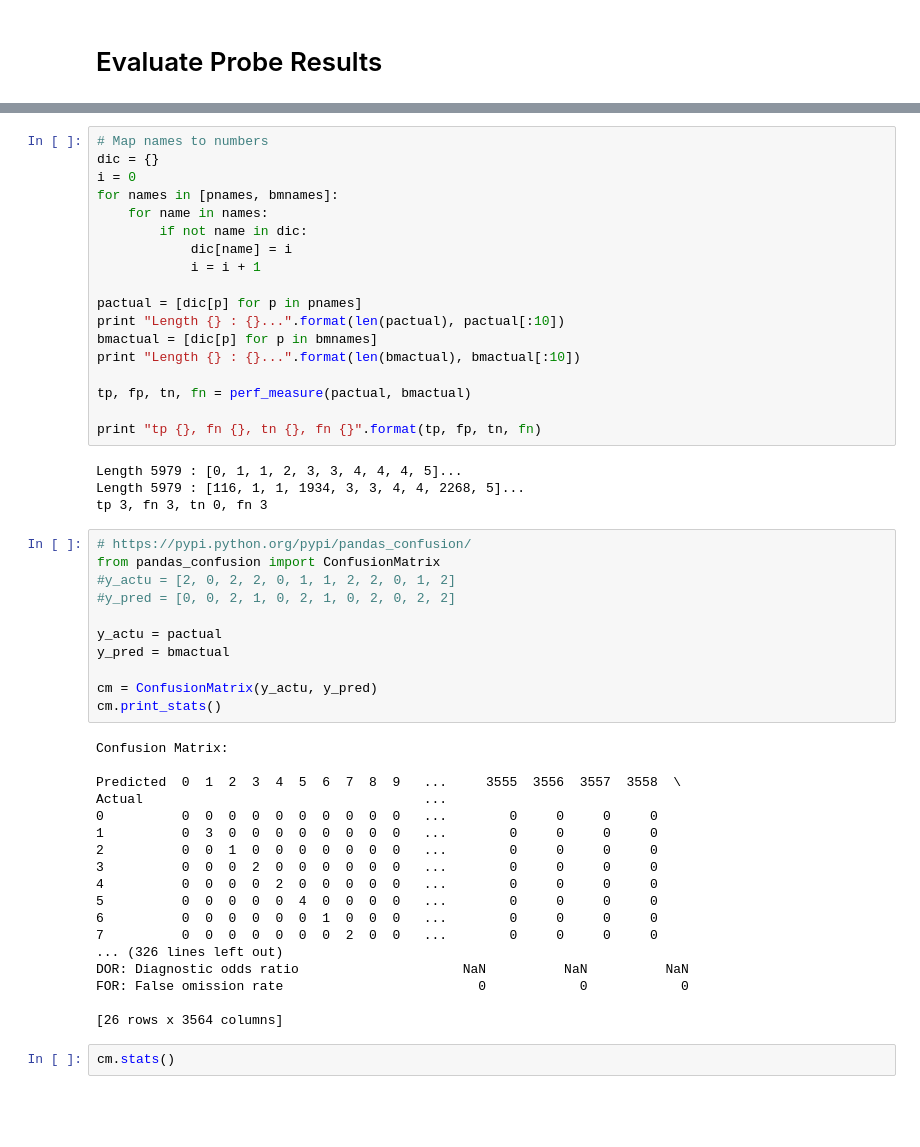
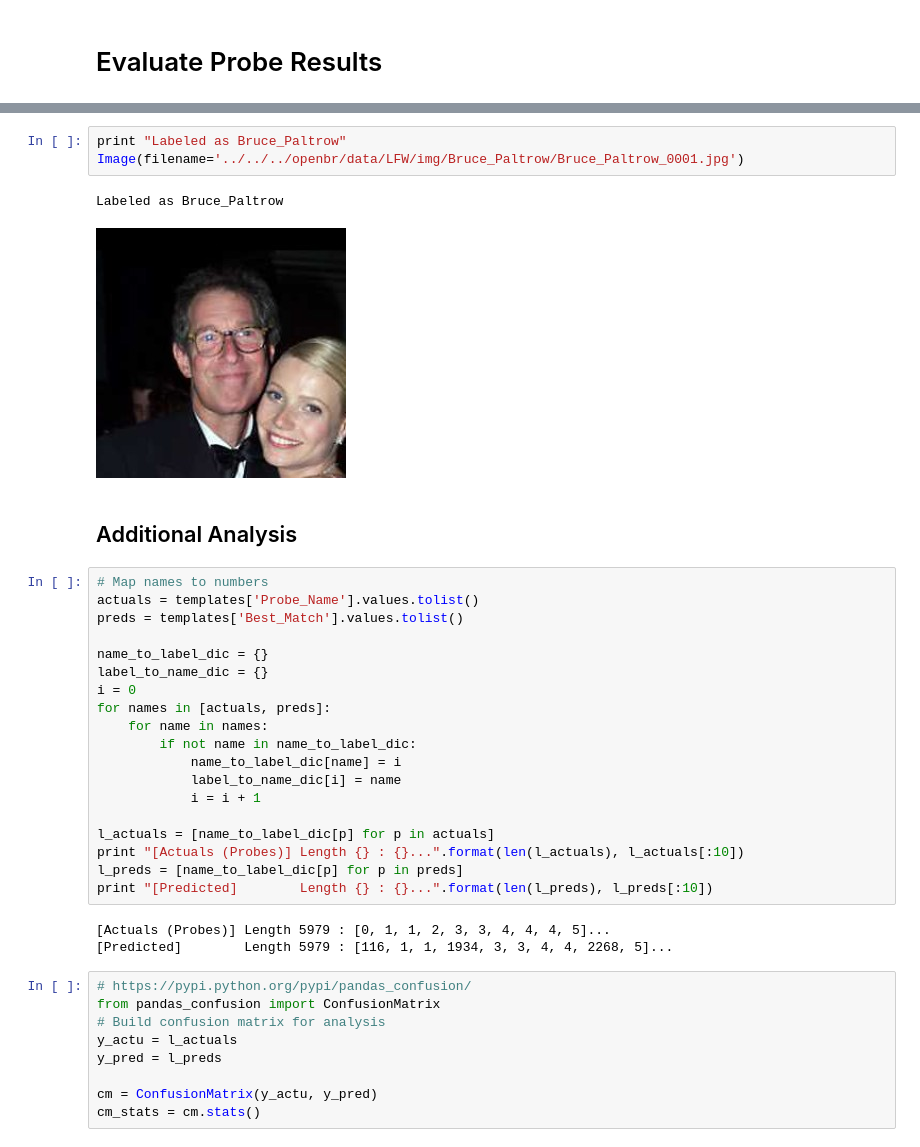
Before and after one commit to clemme/biometricsystems2016-frs, a Jupyter notebook: openface/evaluation/OpenFace_Evaluation.ipynb, the cells around one changed output, grey strips where cells are left out. Saved outputs shown, nothing was run; the diff lists cells and outputs as text; blank space fills up the shorter version.

```diff
--- a/openface/evaluation/OpenFace_Evaluation.ipynb
+++ b/openface/evaluation/OpenFace_Evaluation.ipynb
@@ -103,53 +131,39 @@ s.head()
+# %%
+print "Labeled as Bruce_Paltrow"
+Image(filename='../../../openbr/data/LFW/img/Bruce_Paltrow/Bruce_Paltrow_0001.jpg')
+# %% [output]
+Labeled as Bruce_Paltrow
+[figure, added]
+# %% [markdown]
+## Additional Analysis
 # %%
 # Map names to numbers
-dic = {}
+actuals = templates['Probe_Name'].values.tolist()
+preds = templates['Best_Match'].values.tolist()
+
+name_to_label_dic = {}
+label_to_name_dic = {}
 i = 0
-for names in [pnames, bmnames]:
+for names in [actuals, preds]:
     for name in names:
-        if not name in dic:
-            dic[name] = i
+        if not name in name_to_label_dic:
+            name_to_label_dic[name] = i
+            label_to_name_dic[i] = name
             i = i + 1
 
-pactual = [dic[p] for p in pnames]
-print "Length {} : {}...".format(len(pactual), pactual[:10])
-bmactual = [dic[p] for p in bmnames]
-print "Length {} : {}...".format(len(bmactual), bmactual[:10])
-
-tp, fp, tn, fn = perf_measure(pactual, bmactual)
-
-print "tp {}, fn {}, tn {}, fn {}".format(tp, fp, tn, fn)
+l_actuals = [name_to_label_dic[p] for p in actuals]
+print "[Actuals (Probes)] Length {} : {}...".format(len(l_actuals), l_actuals[:10])
+l_preds = [name_to_label_dic[p] for p in preds]
+print "[Predicted]        Length {} : {}...".format(len(l_preds), l_preds[:10])
 # %% [output]
-Length 5979 : [0, 1, 1, 2, 3, 3, 4, 4, 4, 5]...
-Length 5979 : [116, 1, 1, 1934, 3, 3, 4, 4, 2268, 5]...
-tp 3, fn 3, tn 0, fn 3
+[Actuals (Probes)] Length 5979 : [0, 1, 1, 2, 3, 3, 4, 4, 4, 5]...
+[Predicted]        Length 5979 : [116, 1, 1, 1934, 3, 3, 4, 4, 2268, 5]...
 # %%
 # https://pypi.python.org/pypi/pandas_confusion/
 from pandas_confusion import ConfusionMatrix
-#y_actu = [2, 0, 2, 2, 0, 1, 1, 2, 2, 0, 1, 2]
-#y_pred = [0, 0, 2, 1, 0, 2, 1, 0, 2, 0, 2, 2]
-
-y_actu = pactual
-y_pred = bmactual
+# Build confusion matrix for analysis
+y_actu = l_actuals
+y_pred = l_preds
 
 cm = ConfusionMatrix(y_actu, y_pred)
-cm.print_stats()
+cm_stats = cm.stats()
-# %% [output]
-Confusion Matrix:
-
-Predicted  0  1  2  3  4  5  6  7  8  9   ...     3555  3556  3557  3558  \
-Actual                                    ...
-0          0  0  0  0  0  0  0  0  0  0   ...        0     0     0     0
-1          0  3  0  0  0  0  0  0  0  0   ...        0     0     0     0
-2          0  0  1  0  0  0  0  0  0  0   ...        0     0     0     0
-3          0  0  0  2  0  0  0  0  0  0   ...        0     0     0     0
-4          0  0  0  0  2  0  0  0  0  0   ...        0     0     0     0
-5          0  0  0  0  0  4  0  0  0  0   ...        0     0     0     0
-6          0  0  0  0  0  0  1  0  0  0   ...        0     0     0     0
-7          0  0  0  0  0  0  0  2  0  0   ...        0     0     0     0
-... (326 lines left out)
-DOR: Diagnostic odds ratio                     NaN          NaN          NaN
-FOR: False omission rate                         0            0            0
-
-[26 rows x 3564 columns]
-# %%
-cm.stats()
```
Also changed, not shown: parts of 17 cells of this notebook, 9 other files.
